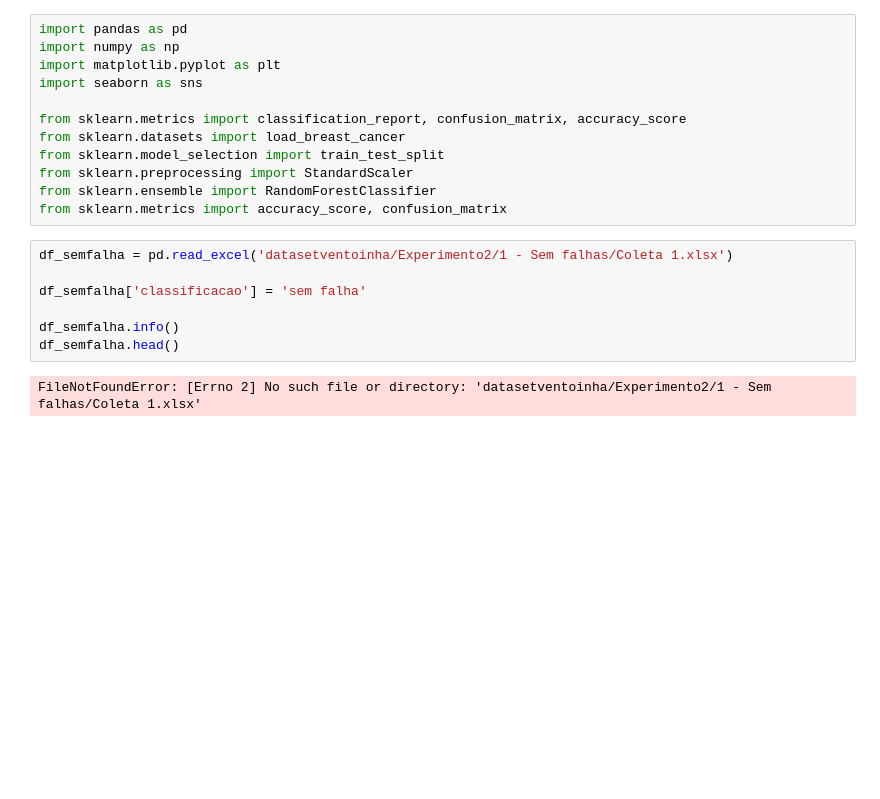
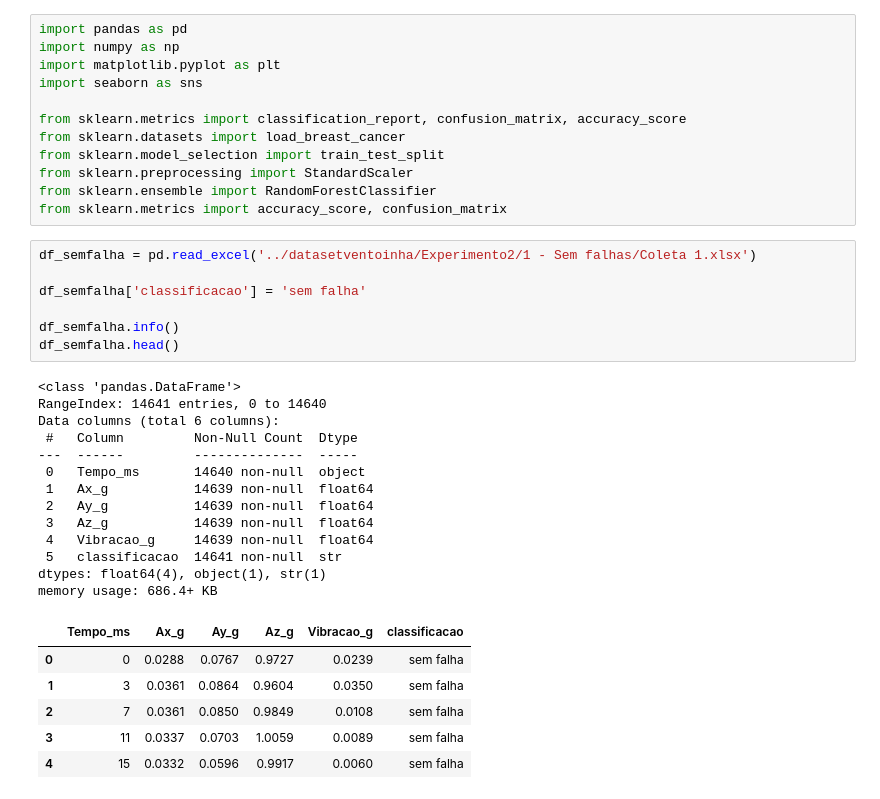
Before and after one commit to veras-project/ml-ceerma, a Jupyter notebook: notebooks/df_gen2.ipynb, the cells around one changed output. Cells and saved outputs as stored; diff of their text form; blank space fills up the shorter version.

```diff
--- a/notebooks/df_gen2.ipynb
+++ b/notebooks/df_gen2.ipynb
@@ -11,12 +11,30 @@ from sklearn.preprocessing import StandardScaler
 from sklearn.ensemble import RandomForestClassifier
 from sklearn.metrics import accuracy_score, confusion_matrix
 # %%
-df_semfalha = pd.read_excel('datasetventoinha/Experimento2/1 - Sem falhas/Coleta 1.xlsx')
+df_semfalha = pd.read_excel('../datasetventoinha/Experimento2/1 - Sem falhas/Coleta 1.xlsx')
 
 df_semfalha['classificacao'] = 'sem falha'
 
 df_semfalha.info()
 df_semfalha.head()
 # %% [output]
-FileNotFoundError: [Errno 2] No such file or directory: 'datasetventoinha/Experimento2/1 - Sem falhas/Coleta 1.xlsx'
+<class 'pandas.DataFrame'>
+RangeIndex: 14641 entries, 0 to 14640
+Data columns (total 6 columns):
+ #   Column         Non-Null Count  Dtype
+---  ------         --------------  -----
+ 0   Tempo_ms       14640 non-null  object
+ 1   Ax_g           14639 non-null  float64
+ 2   Ay_g           14639 non-null  float64
+ 3   Az_g           14639 non-null  float64
+ 4   Vibracao_g     14639 non-null  float64
+ 5   classificacao  14641 non-null  str
+dtypes: float64(4), object(1), str(1)
+memory usage: 686.4+ KB
+|  | Tempo_ms | Ax_g | Ay_g | Az_g | Vibracao_g | classificacao |
+| 0 | 0 | 0.0288 | 0.0767 | 0.9727 | 0.0239 | sem falha |
+| 1 | 3 | 0.0361 | 0.0864 | 0.9604 | 0.0350 | sem falha |
+| 2 | 7 | 0.0361 | 0.0850 | 0.9849 | 0.0108 | sem falha |
+| 3 | 11 | 0.0337 | 0.0703 | 1.0059 | 0.0089 | sem falha |
+| 4 | 15 | 0.0332 | 0.0596 | 0.9917 | 0.0060 | sem falha |
 # %%
```
Also changed, not shown: parts of 8 cells of this notebook.
